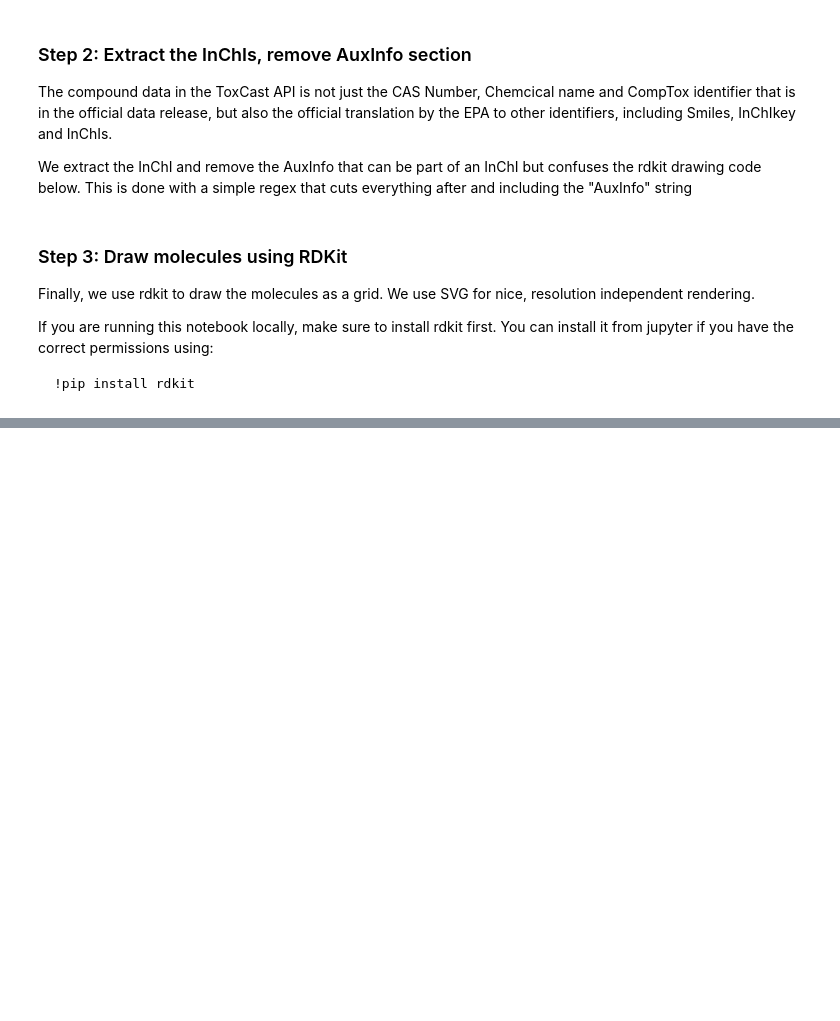
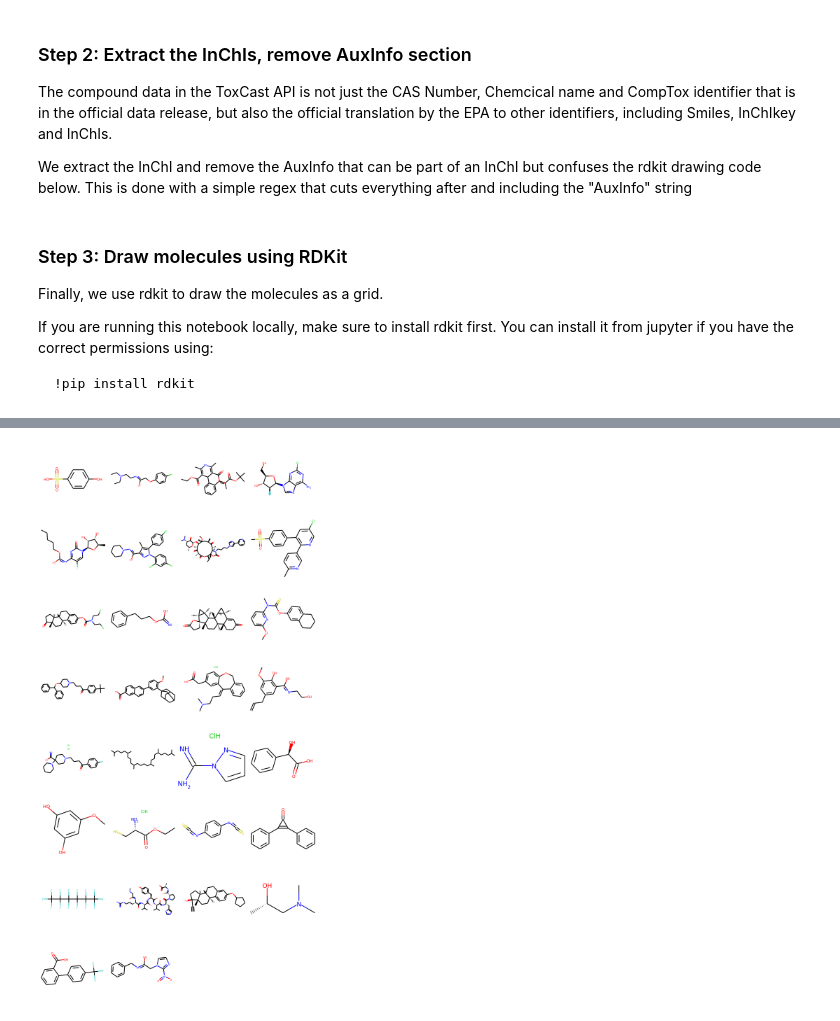
Before and after one commit to DouglasConnect/opentox-toxcast, a Jupyter notebook: examples/ToxCast+Demo.ipynb, the cells around one changed output, grey strips where cells are left out. Drawn from its saved outputs; the diff is of its cells as text; code cells hidden in the pictures; blank space fills up the shorter version.

```diff
--- a/examples/ToxCast+Demo.ipynb
+++ b/examples/ToxCast+Demo.ipynb
@@ -28,7 +32,7 @@ inchis = [ auxInfoRemover.sub(r"\1", compound['structureInChI']) for compound in
 # %% [markdown]
 ### Step 3: Draw molecules using RDKit
 
-Finally, we use rdkit to draw the molecules as a grid. We use SVG for nice, resolution independent rendering.
+Finally, we use rdkit to draw the molecules as a grid.
 
 If you are running this notebook locally, make sure to install rdkit first. You can install it from jupyter if you have the correct permissions using:
 
@@ -36,8 +40,7 @@ If you are running this notebook locally, make sure to install rdkit first. You
 # %%
 from rdkit.Chem import inchi
 from rdkit.Chem import Draw
-from IPython.display import SVG
 
 mols = [ inchi.MolFromInchi(compoundInchi) for compoundInchi in inchis ]
-SVG(Draw.MolsToGridImage(mols, molsPerRow=4, useSVG=True))
+Draw.MolsToGridImage(mols, molsPerRow=4)
 # %% [output]
@@ -44,0 +47 @@ SVG(Draw.MolsToGridImage(mols, molsPerRow=4, useSVG=True))
+[figure, added]
```
Also changed, not shown: parts of 2 cells of this notebook, 3 other files.
